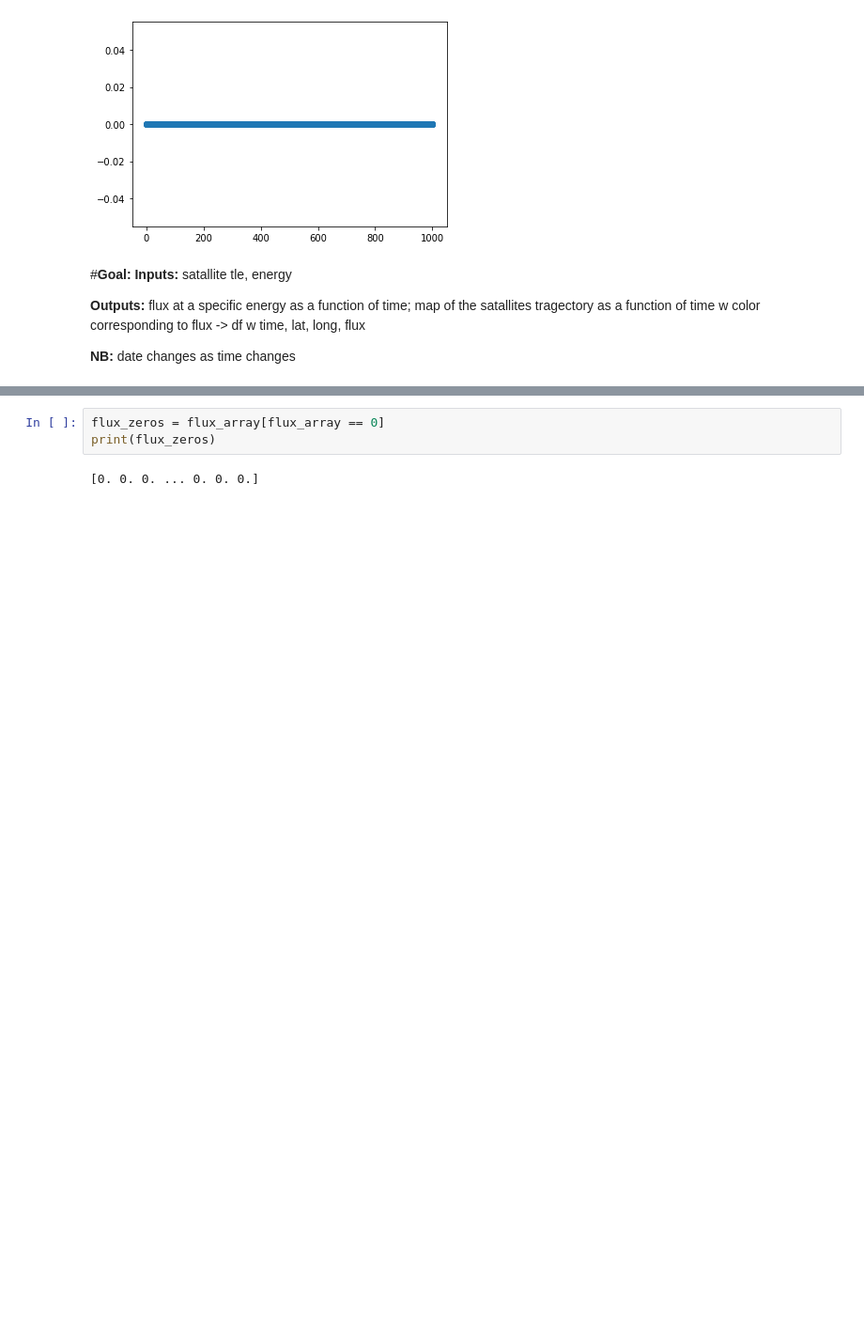
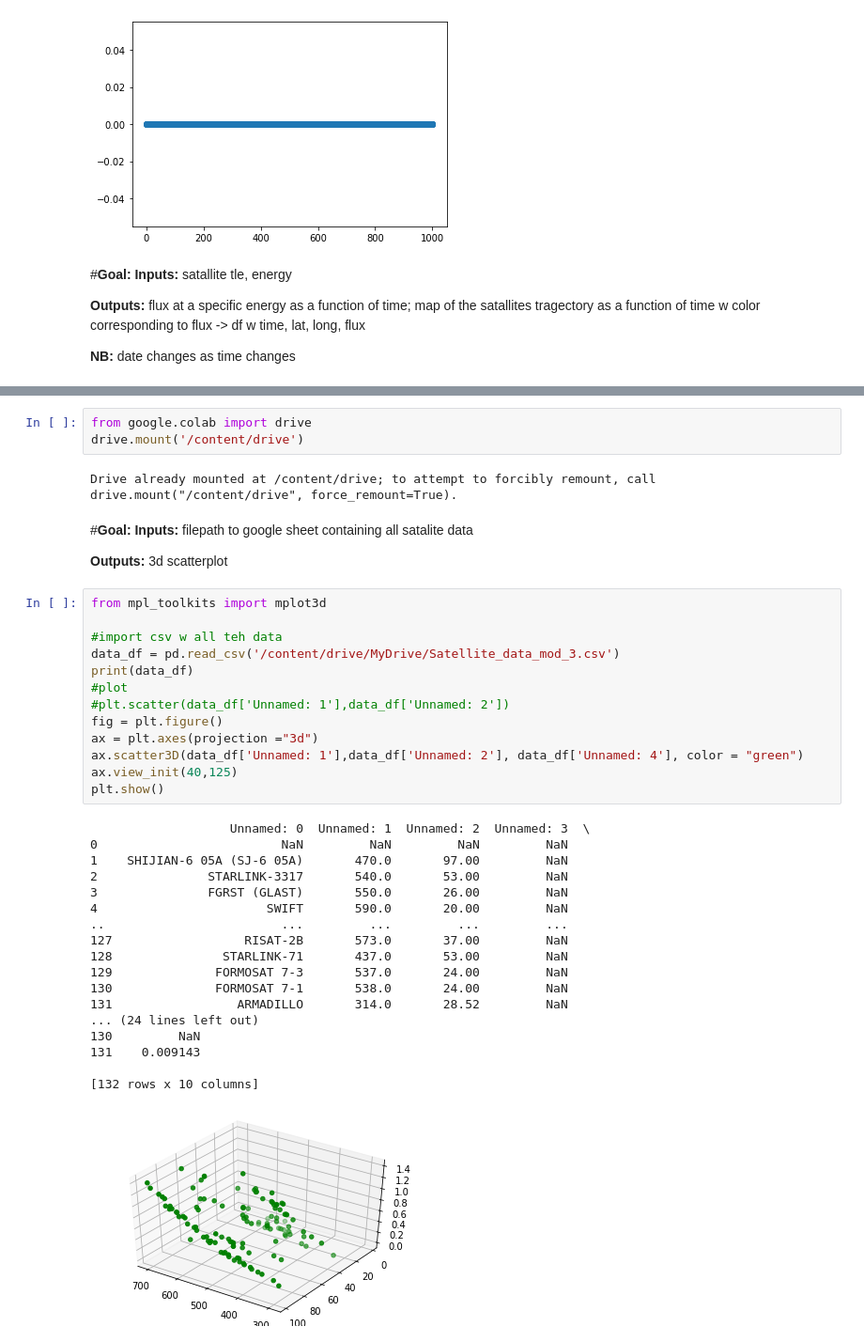
Before and after one commit to SimonOlshanCantin/LEO_Radiation, a Jupyter notebook: Position_Radiation_code.ipynb, the cells around one changed output, grey strips where cells are left out. Shown at 94% size. Cells and saved outputs as stored; diff of their text form; blank space fills up the shorter version.

```diff
--- a/Position_Radiation_code.ipynb
+++ b/Position_Radiation_code.ipynb
@@ -278,5 +256,42 @@ The satellite experiences 1 Mev proton flux for 12.06% of the 0.14 day long meas
-# %%
-flux_zeros = flux_array[flux_array == 0]
-print(flux_zeros)
-# %% [output]
-[0. 0. 0. ... 0. 0. 0.]
+# %%
+from google.colab import drive
+drive.mount('/content/drive')
+# %% [output]
+Drive already mounted at /content/drive; to attempt to forcibly remount, call drive.mount("/content/drive", force_remount=True).
+# %% [markdown]
+#**Goal:**
+**Inputs:** filepath to google sheet containing all satalite data
+
+**Outputs:** 3d scatterplot
+# %%
+from mpl_toolkits import mplot3d
+
+#import csv w all teh data
+data_df = pd.read_csv('/content/drive/MyDrive/Satellite_data_mod_3.csv')
+print(data_df)
+#plot
+#plt.scatter(data_df['Unnamed: 1'],data_df['Unnamed: 2'])
+fig = plt.figure()
+ax = plt.axes(projection ="3d")
+ax.scatter3D(data_df['Unnamed: 1'],data_df['Unnamed: 2'], data_df['Unnamed: 4'], color = "green")
+ax.view_init(40,125)
+plt.show()
+# %% [output]
+                   Unnamed: 0  Unnamed: 1  Unnamed: 2  Unnamed: 3  \
+0                         NaN         NaN         NaN         NaN
+1    SHIJIAN-6 05A (SJ-6 05A)       470.0       97.00         NaN
+2               STARLINK-3317       540.0       53.00         NaN
+3               FGRST (GLAST)       550.0       26.00         NaN
+4                       SWIFT       590.0       20.00         NaN
+..                        ...         ...         ...         ...
+127                  RISAT-2B       573.0       37.00         NaN
+128               STARLINK-71       437.0       53.00         NaN
+129              FORMOSAT 7-3       537.0       24.00         NaN
+130              FORMOSAT 7-1       538.0       24.00         NaN
+131                 ARMADILLO       314.0       28.52         NaN
+... (24 lines left out)
+130         NaN
+131    0.009143
+
+[132 rows x 10 columns]
+[figure, added]
```
Also changed, not shown: parts of 8 cells of this notebook.
